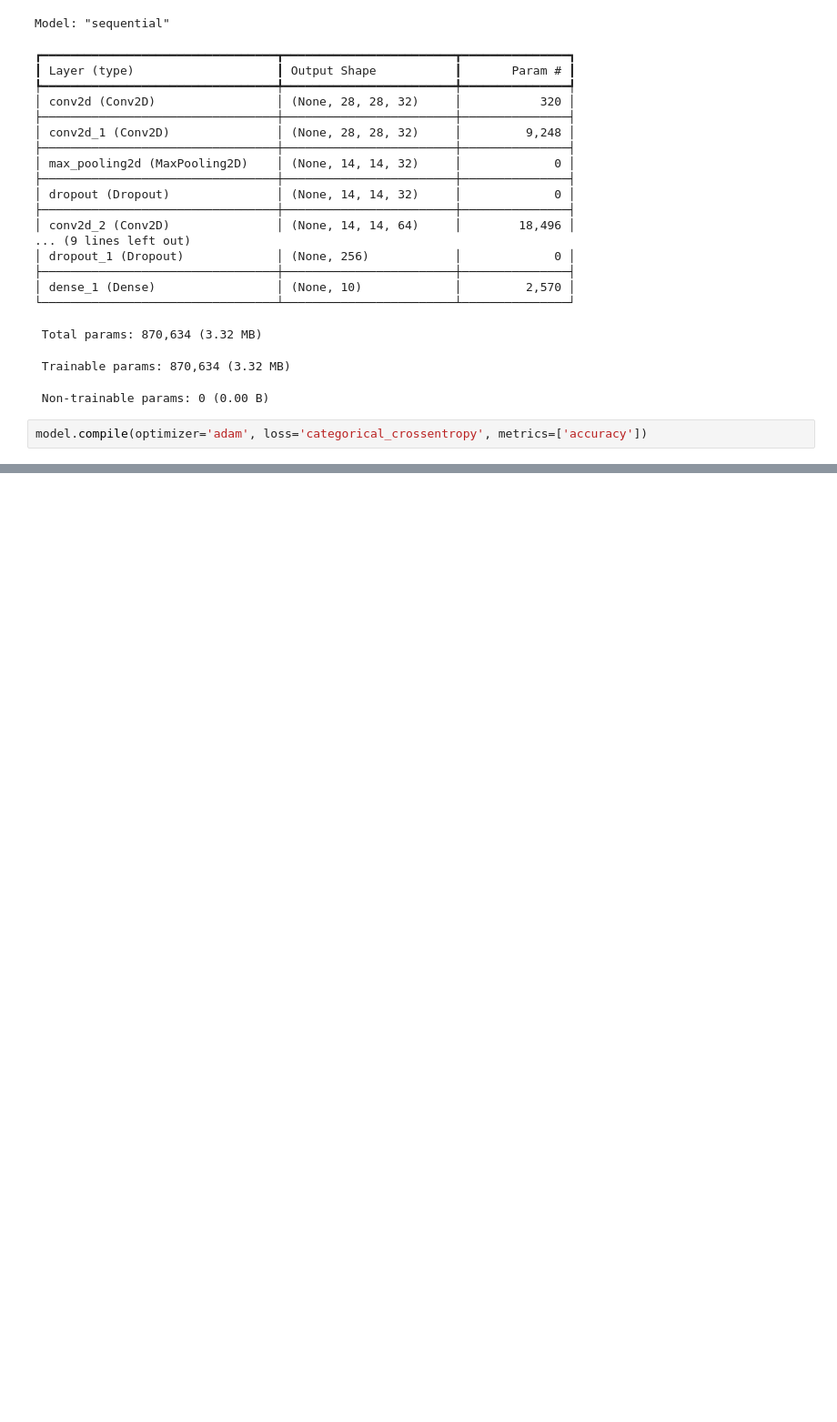
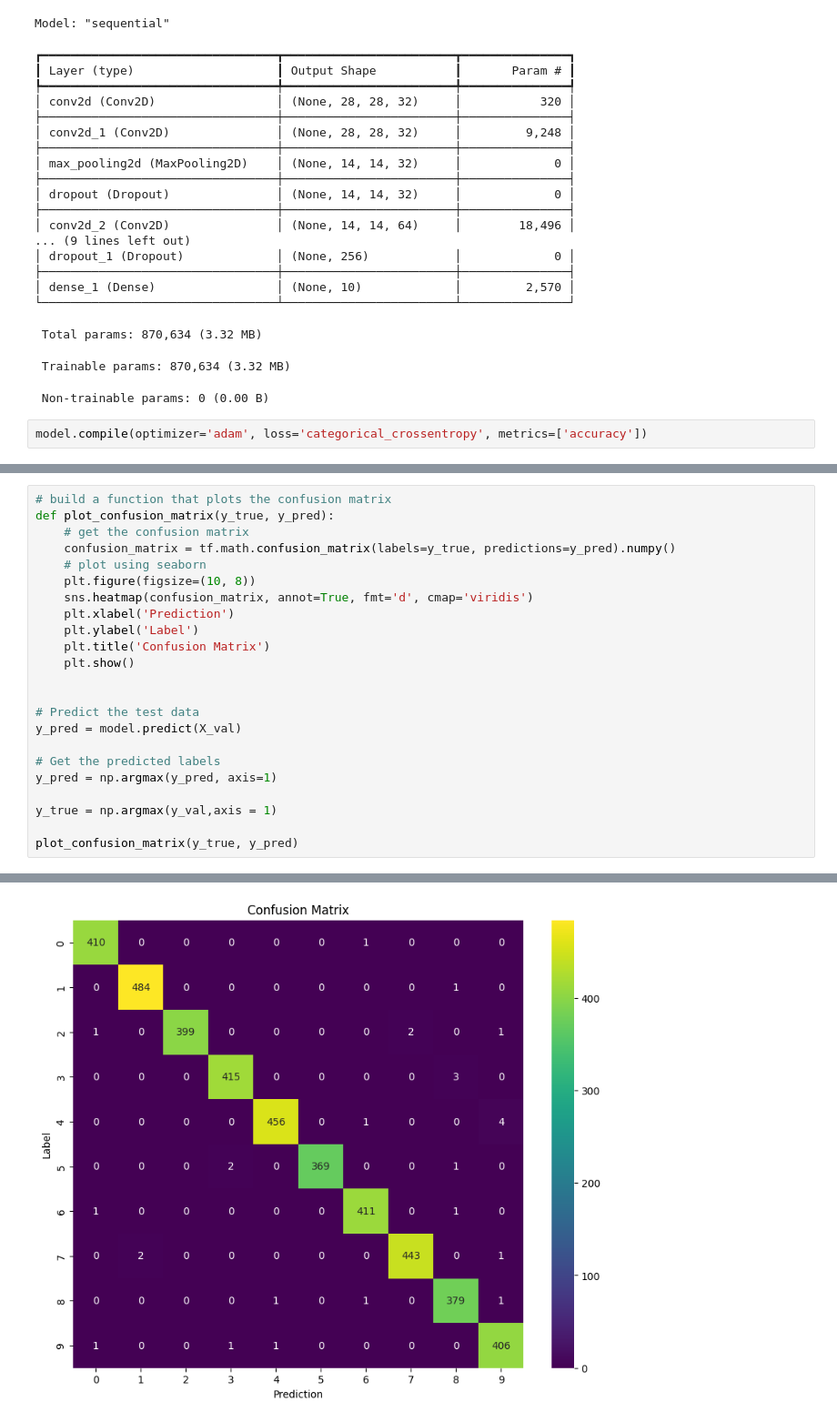
Before and after one commit to antoniomfc/digit_recognizer, a Jupyter notebook: digit_recognizer.ipynb, the cells around one changed output, grey strips where cells are left out. Shown at 91% size. Saved outputs shown, nothing was run; the diff lists cells and outputs as text; blank space fills up the shorter version.

Commit message:
Add prediction

```diff
--- a/digit_recognizer.ipynb
+++ b/digit_recognizer.ipynb
@@ -211,0 +219,24 @@ plt.legend()
+# %%
+# build a function that plots the confusion matrix
+def plot_confusion_matrix(y_true, y_pred):
+    # get the confusion matrix
+    confusion_matrix = tf.math.confusion_matrix(labels=y_true, predictions=y_pred).numpy()
+    # plot using seaborn
+    plt.figure(figsize=(10, 8))
+    sns.heatmap(confusion_matrix, annot=True, fmt='d', cmap='viridis')
+    plt.xlabel('Prediction')
+    plt.ylabel('Label')
+    plt.title('Confusion Matrix')
+    plt.show()
+
+
+# Predict the test data
+y_pred = model.predict(X_val)
+
+# Get the predicted labels
+y_pred = np.argmax(y_pred, axis=1)
+
+y_true = np.argmax(y_val,axis = 1)
+
+plot_confusion_matrix(y_true, y_pred)
+# %% [output]
@@ -211,0 +244 @@ plt.legend()
+[figure, added]
```
Also changed, not shown: parts of 9 cells of this notebook, 3 other files.
